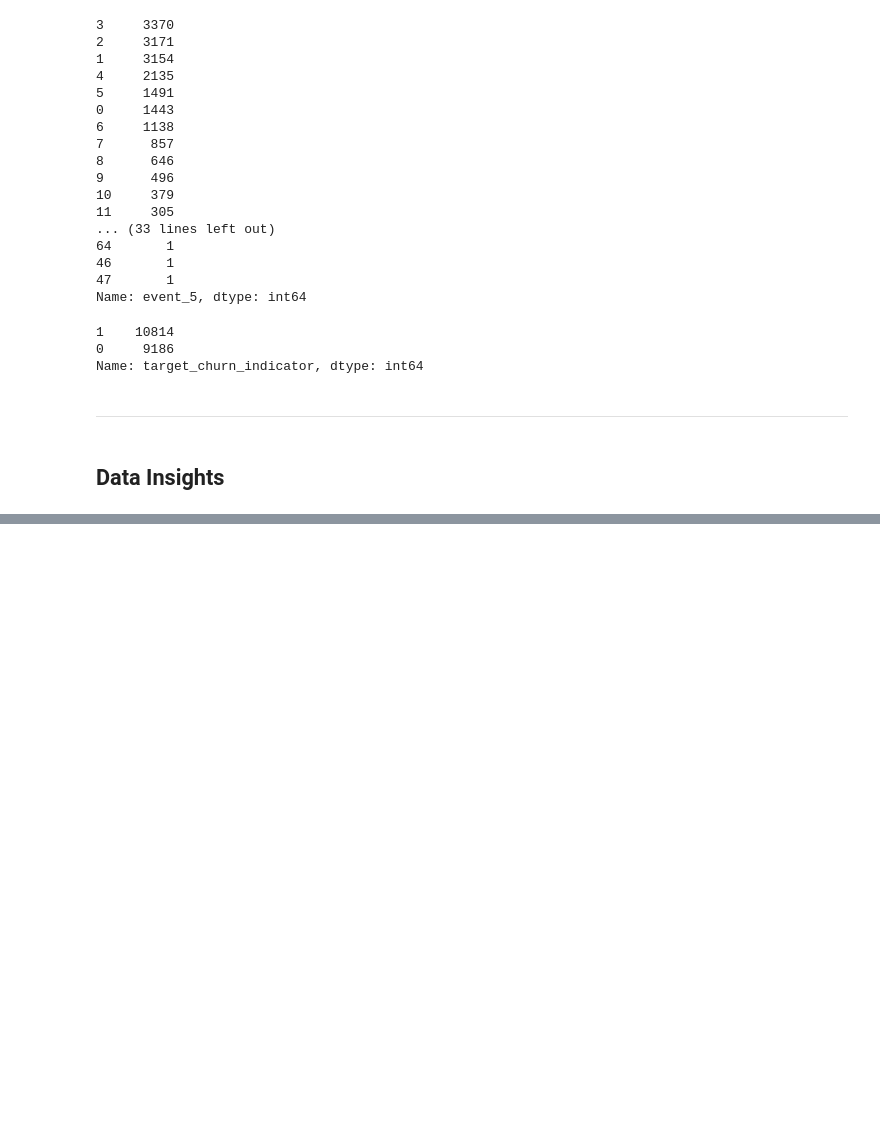
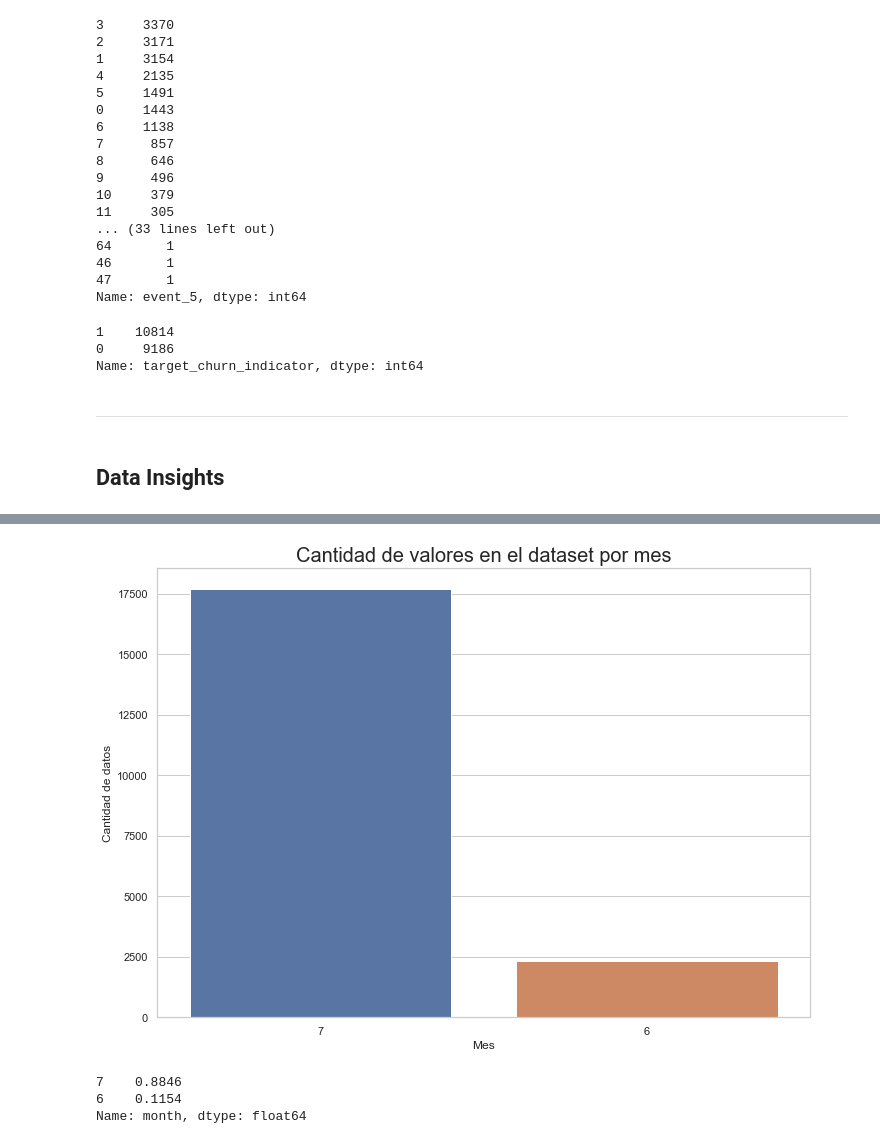
Before and after one commit to rodolfopardo/etermax, a Jupyter notebook: etermax_tecnico.ipynb, the cells around one changed output, grey strips where cells are left out. Drawn from its saved outputs; the diff is of its cells as text; code cells hidden in the pictures; blank space fills up the shorter version.

```diff
--- a/etermax_tecnico.ipynb
+++ b/etermax_tecnico.ipynb
@@ -419,0 +430,20 @@ juego.tail()
+# %%
+#Grafico de barras por seaborn
+
+sns.countplot(x = "month",
+             data = juego,
+             order = juego['month'].value_counts().index)
+plt.title('Cantidad de valores en el dataset por mes', fontsize = 20)
+plt.xlabel('Mes')
+plt.ylabel('Cantidad de datos')
+plt.show()
+# %% [output]
+[figure, added]
+# %%
+#Proporción de los datos
+
+juego.month.value_counts(normalize = True)
+# %% [output]
+7    0.8846
+6    0.1154
+Name: month, dtype: float64
```
Also changed, not shown: parts of 33 cells of this notebook, 1 other file.
